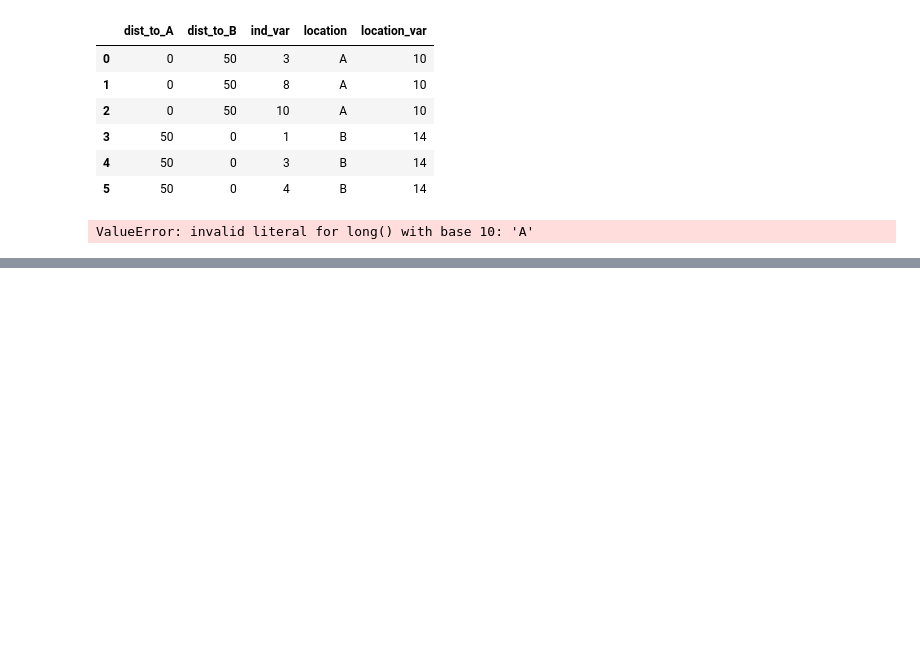
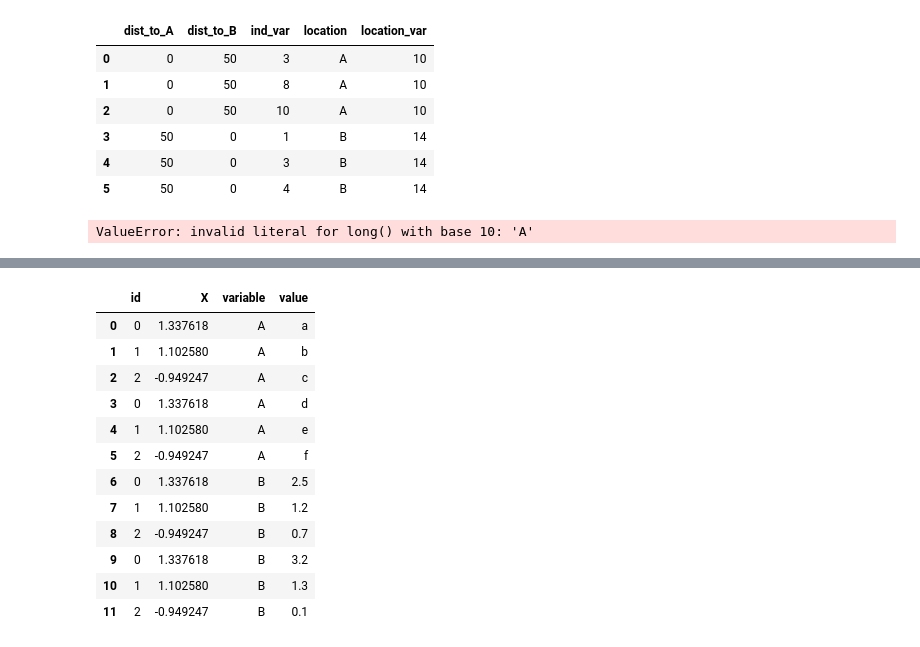
Before and after one commit to gridl/scipy_notebooks, a Jupyter notebook: pandas-pr-wide_to_long.ipynb, the cells around one changed output, grey strips where cells are left out. Drawn from its saved outputs; the diff is of its cells as text; code cells hidden in the pictures; blank space fills up the shorter version.

```diff
--- a/pandas-pr-wide_to_long.ipynb
+++ b/pandas-pr-wide_to_long.ipynb
@@ -128,0 +184,2 @@ ValueError: invalid literal for long() with base 10: 'A'
+# %%
+df2 = df.copy()
@@ -128,0 +190,4 @@ ValueError: invalid literal for long() with base 10: 'A'
+# %%
+df2.columns = pd.MultiIndex.from_tuples([('A', '1970'), ('A', '1980'), ('B', '1970'), ('B', '1980'), ('X',), ('id',)])
+# %%
+df2.columns = pd.MultiIndex.from_tuples([('A', '1970'), ('A', '1980'), ('B', '1970'), ('B', '1980'), ('X',), ('id',)])
@@ -128,0 +202,16 @@ ValueError: invalid literal for long() with base 10: 'A'
+# %%
+pd.melt(df2, col_level=0, value_vars=['A', 'B'], id_vars=['id', 'X'])
+# %% [output]
+|  | id | X | variable | value |
+| 0 | 0 | 1.337618 | A | a |
+| 1 | 1 | 1.102580 | A | b |
+| 2 | 2 | -0.949247 | A | c |
+| 3 | 0 | 1.337618 | A | d |
+| 4 | 1 | 1.102580 | A | e |
+| 5 | 2 | -0.949247 | A | f |
+| 6 | 0 | 1.337618 | B | 2.5 |
+| 7 | 1 | 1.102580 | B | 1.2 |
+| 8 | 2 | -0.949247 | B | 0.7 |
+| 9 | 0 | 1.337618 | B | 3.2 |
+| 10 | 1 | 1.102580 | B | 1.3 |
+| 11 | 2 | -0.949247 | B | 0.1 |
```
Also changed, not shown: parts of 16 cells of this notebook, 8 other files.
